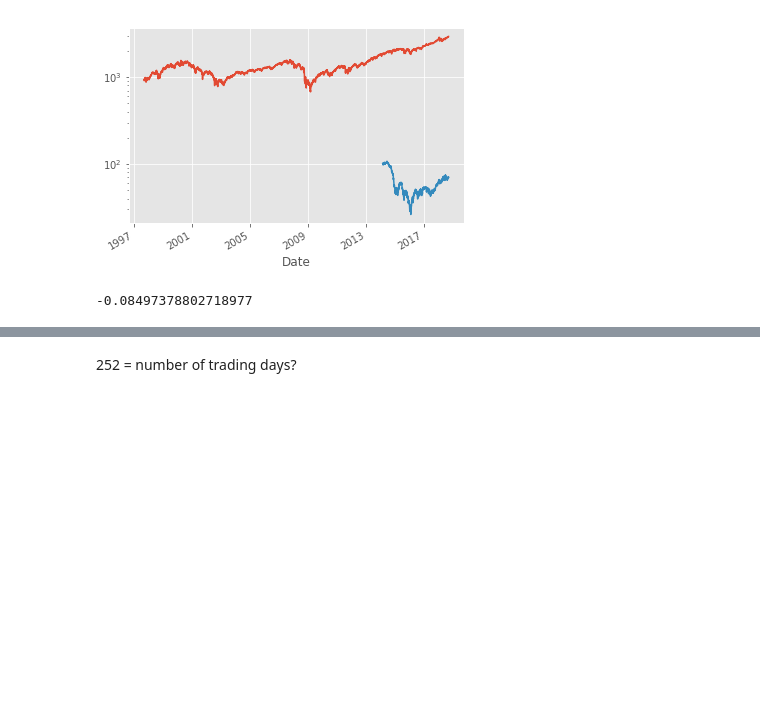
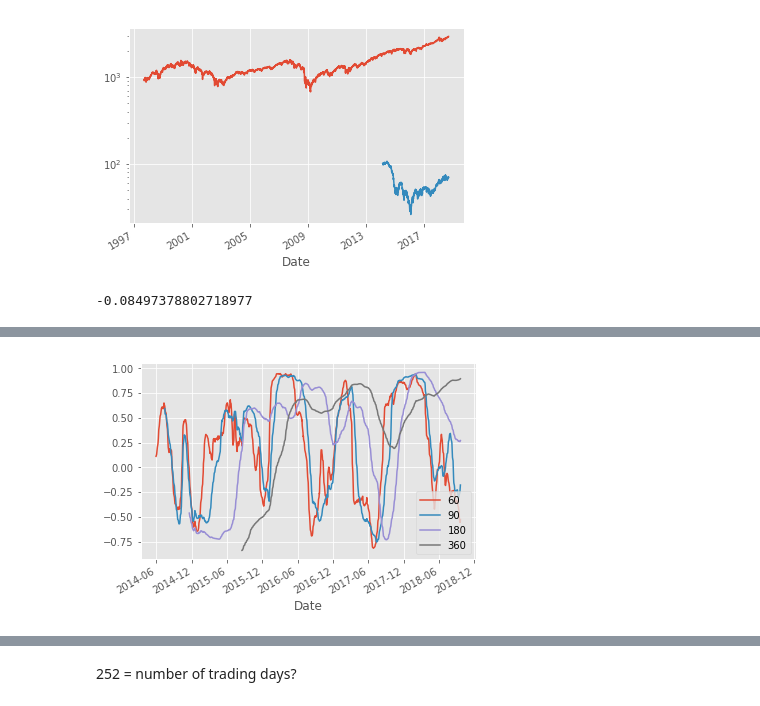
Before and after one commit to ubreu/jupyter-quandl, a Jupyter notebook: quandl_crude_oil.ipynb, the cells around one changed output, grey strips where cells are left out. Saved outputs shown, nothing was run; the diff lists cells and outputs as text; code cells hidden in the pictures; blank space fills up the shorter version.

```diff
--- a/quandl_crude_oil.ipynb
+++ b/quandl_crude_oil.ipynb
@@ -72,0 +95,6 @@ es_settle.corr(cl_settle)
+# %%
+for i in [60,90,180,360]:
+    df.es.rolling(window=i).corr(df.cl).plot(label=i)
+    legend()
+# %% [output]
+[figure, added]
```
Also changed, not shown: parts of 14 cells of this notebook, 2 other files.
